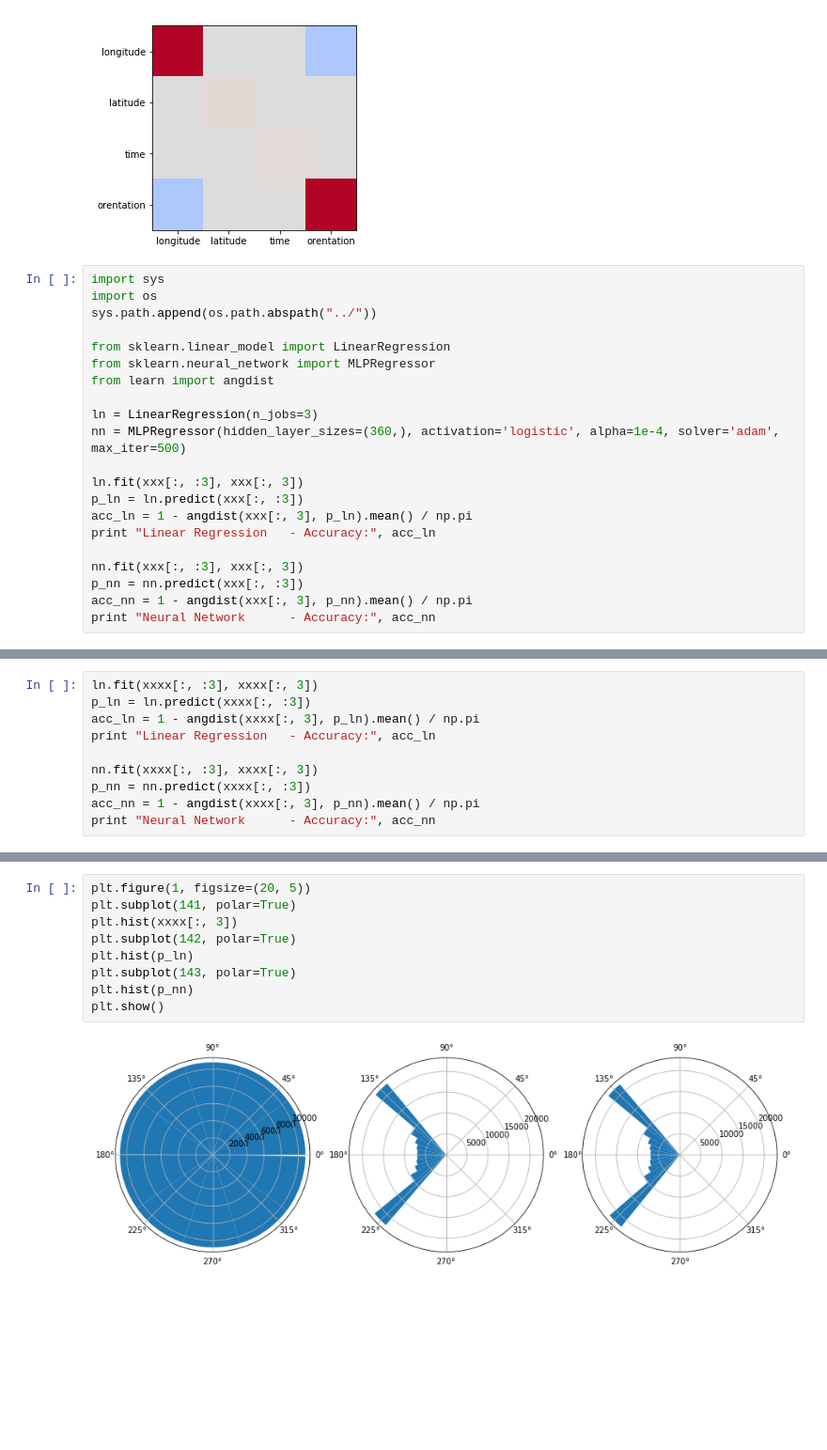
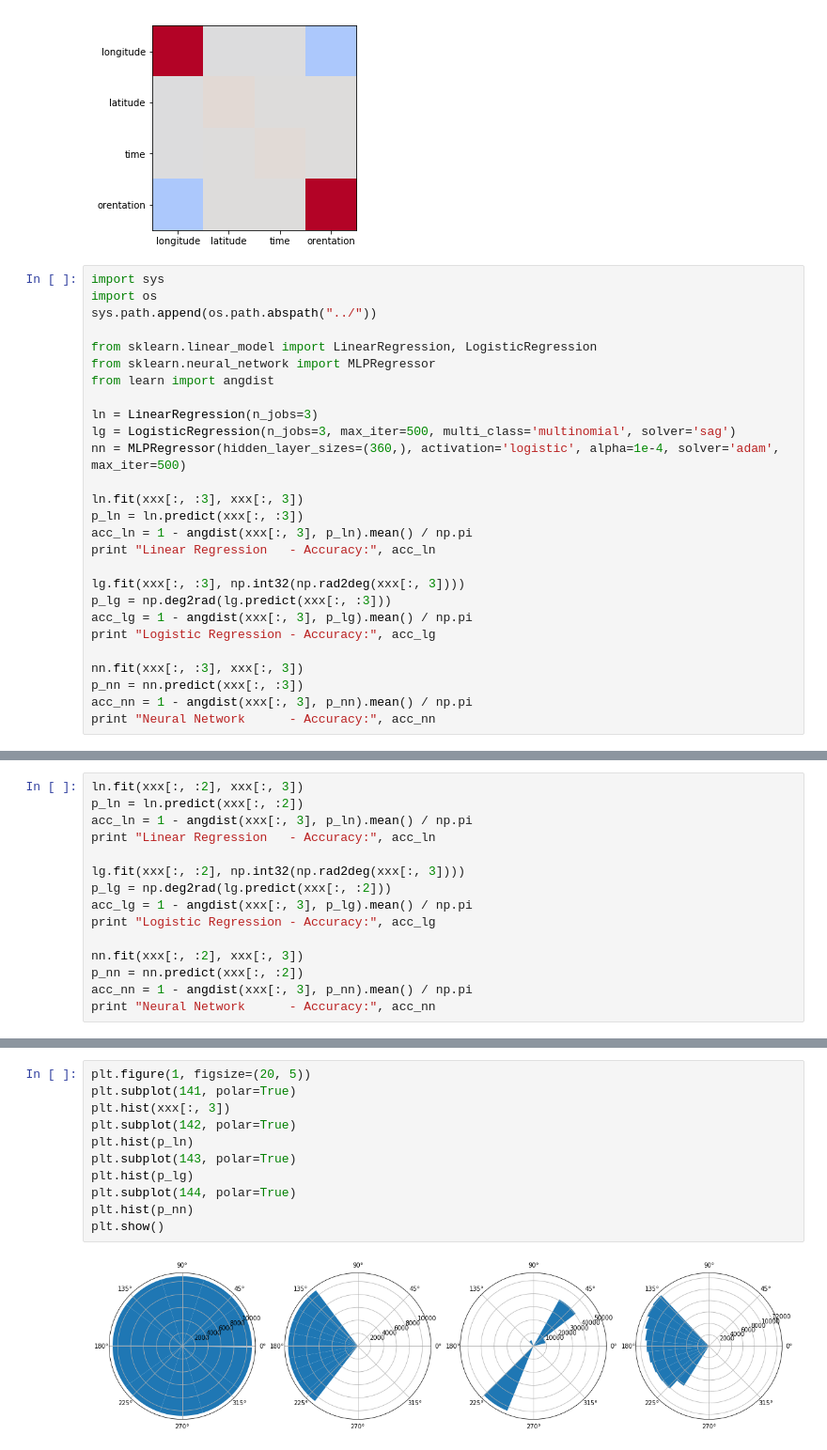
Before and after one commit to InsectRobotics/skylight, a Jupyter notebook: notebooks/pca-sun.ipynb, the cells around one changed output, grey strips where cells are left out. Shown at 94% size. Cells and saved outputs as stored; diff of their text form; blank space fills up the shorter version.

```diff
--- a/notebooks/pca-sun.ipynb
+++ b/notebooks/pca-sun.ipynb
@@ -203,11 +154,12 @@ import sys
 import os
 sys.path.append(os.path.abspath("../"))
 
-from sklearn.linear_model import LinearRegression
+from sklearn.linear_model import LinearRegression, LogisticRegression
 from sklearn.neural_network import MLPRegressor
 from learn import angdist
 
 ln = LinearRegression(n_jobs=3)
+lg = LogisticRegression(n_jobs=3, max_iter=500, multi_class='multinomial', solver='sag')
 nn = MLPRegressor(hidden_layer_sizes=(360,), activation='logistic', alpha=1e-4, solver='adam', max_iter=500)
 
 ln.fit(xxx[:, :3], xxx[:, 3])
@@ -215,6 +167,11 @@ p_ln = ln.predict(xxx[:, :3])
 acc_ln = 1 - angdist(xxx[:, 3], p_ln).mean() / np.pi
 print "Linear Regression   - Accuracy:", acc_ln
 
+lg.fit(xxx[:, :3], np.int32(np.rad2deg(xxx[:, 3])))
+p_lg = np.deg2rad(lg.predict(xxx[:, :3]))
+acc_lg = 1 - angdist(xxx[:, 3], p_lg).mean() / np.pi
+print "Logistic Regression - Accuracy:", acc_lg
+
 nn.fit(xxx[:, :3], xxx[:, 3])
 p_nn = nn.predict(xxx[:, :3])
 acc_nn = 1 - angdist(xxx[:, 3], p_nn).mean() / np.pi
@@ -256,11 +196,16 @@ plt.show()
 # %%
-ln.fit(xxxx[:, :3], xxxx[:, 3])
-p_ln = ln.predict(xxxx[:, :3])
-acc_ln = 1 - angdist(xxxx[:, 3], p_ln).mean() / np.pi
+ln.fit(xxx[:, :2], xxx[:, 3])
+p_ln = ln.predict(xxx[:, :2])
+acc_ln = 1 - angdist(xxx[:, 3], p_ln).mean() / np.pi
 print "Linear Regression   - Accuracy:", acc_ln
 
-nn.fit(xxxx[:, :3], xxxx[:, 3])
-p_nn = nn.predict(xxxx[:, :3])
-acc_nn = 1 - angdist(xxxx[:, 3], p_nn).mean() / np.pi
+lg.fit(xxx[:, :2], np.int32(np.rad2deg(xxx[:, 3])))
+p_lg = np.deg2rad(lg.predict(xxx[:, :2]))
+acc_lg = 1 - angdist(xxx[:, 3], p_lg).mean() / np.pi
+print "Logistic Regression - Accuracy:", acc_lg
+
+nn.fit(xxx[:, :2], xxx[:, 3])
+p_nn = nn.predict(xxx[:, :2])
+acc_nn = 1 - angdist(xxx[:, 3], p_nn).mean() / np.pi
 print "Neural Network      - Accuracy:", acc_nn
 # %% [output]
@@ -269,11 +215,13 @@ Neural Network      - Accuracy: 0.568406646049
 # %%
 plt.figure(1, figsize=(20, 5))
 plt.subplot(141, polar=True)
-plt.hist(xxxx[:, 3])
+plt.hist(xxx[:, 3])
 plt.subplot(142, polar=True)
 plt.hist(p_ln)
 plt.subplot(143, polar=True)
+plt.hist(p_lg)
+plt.subplot(144, polar=True)
 plt.hist(p_nn)
 plt.show()
 # %% [output]
-[figure, old version]
+[figure, new version]
```
Also changed, not shown: parts of 19 cells of this notebook, 4 other files.
